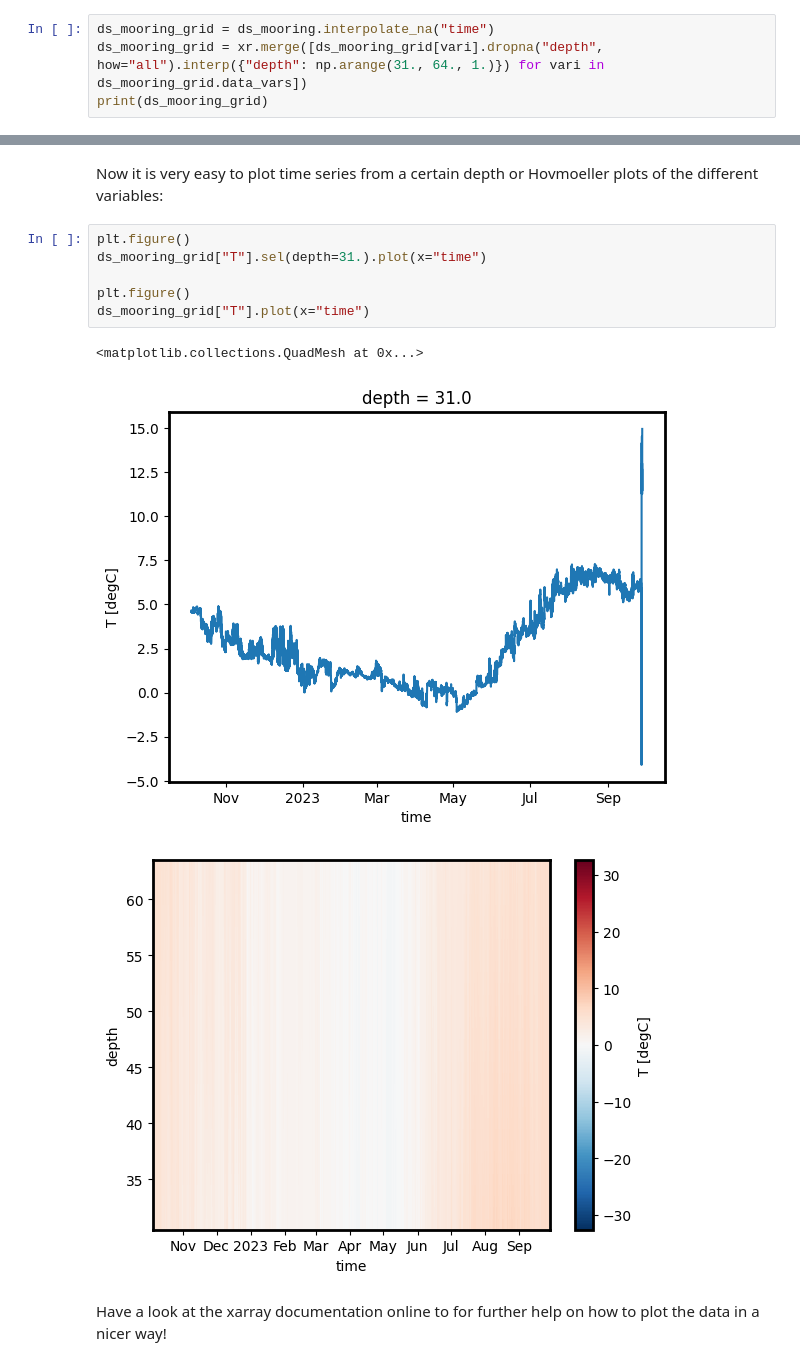
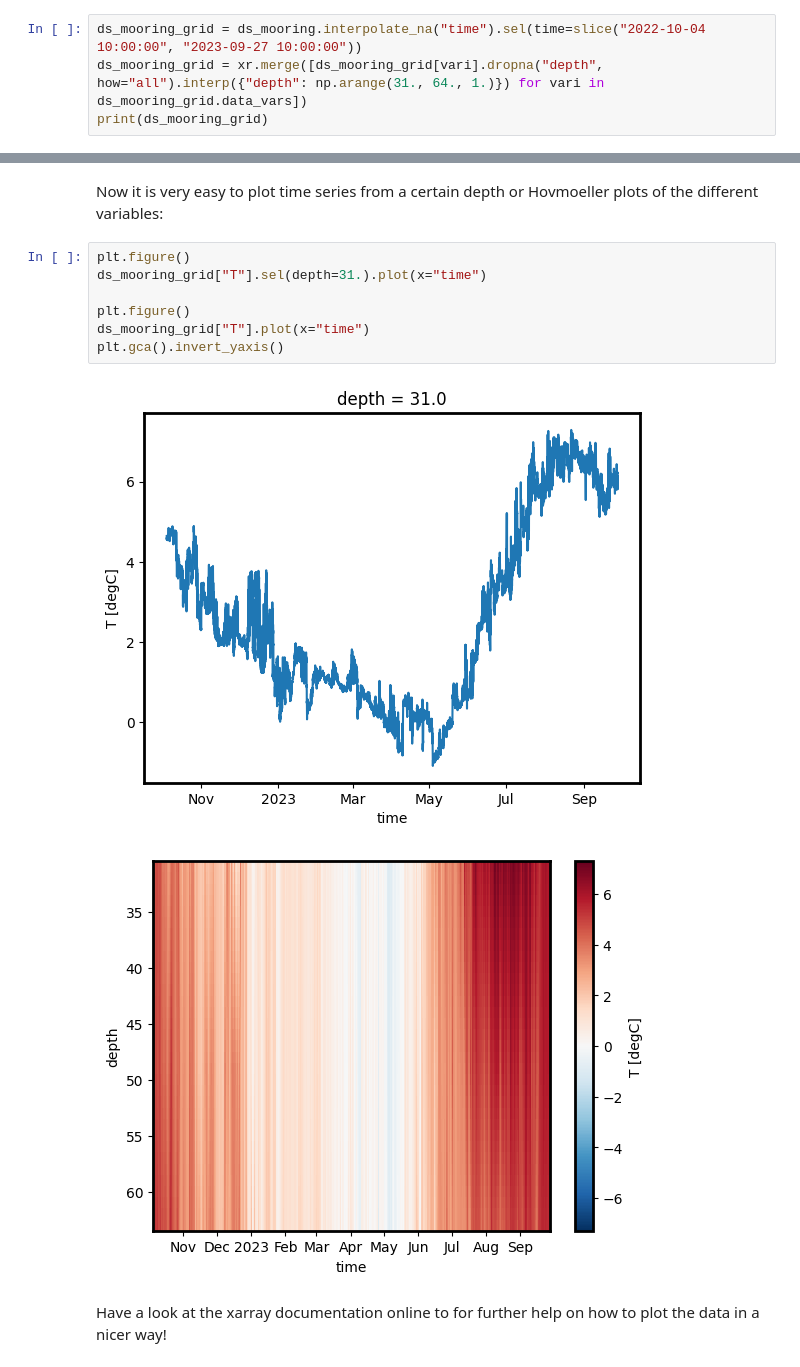
Before and after one commit to UNISvalbard/unisacsi, a Jupyter notebook: examples.ipynb, the cells around one changed output, grey strips where cells are left out. Saved outputs shown, nothing was run; the diff lists cells and outputs as text.

```diff
--- a/examples.ipynb
+++ b/examples.ipynb
@@ -469,7 +516,7 @@ Data variables:
 Attributes:
     source:   mooring_to_xarry
 # %%
-ds_mooring_grid = ds_mooring.interpolate_na("time")
+ds_mooring_grid = ds_mooring.interpolate_na("time").sel(time=slice("2022-10-04 10:00:00", "2023-09-27 10:00:00"))
 ds_mooring_grid = xr.merge([ds_mooring_grid[vari].dropna("depth", how="all").interp({"depth": np.arange(31., 64., 1.)}) for vari in ds_mooring_grid.data_vars])
 print(ds_mooring_grid)
 # %% [output]
@@ -490,13 +537,13 @@ Now it is very easy to plot time series from a certain depth or Hovmoeller plots
 # %%
 plt.figure()
 ds_mooring_grid["T"].sel(depth=31.).plot(x="time")
 
 plt.figure()
 ds_mooring_grid["T"].plot(x="time")
+plt.gca().invert_yaxis()
 # %% [output]
-<matplotlib.collections.QuadMesh at 0x...>
-[figure, old version]
+[figure, new version]
-[figure, old version]
+[figure, new version]
 # %% [markdown]
 Have a look at the xarray documentation online to for further help on how to plot the data in a nicer way!
 # %% [markdown]
```
Also changed, not shown: parts of 17 cells of this notebook.
